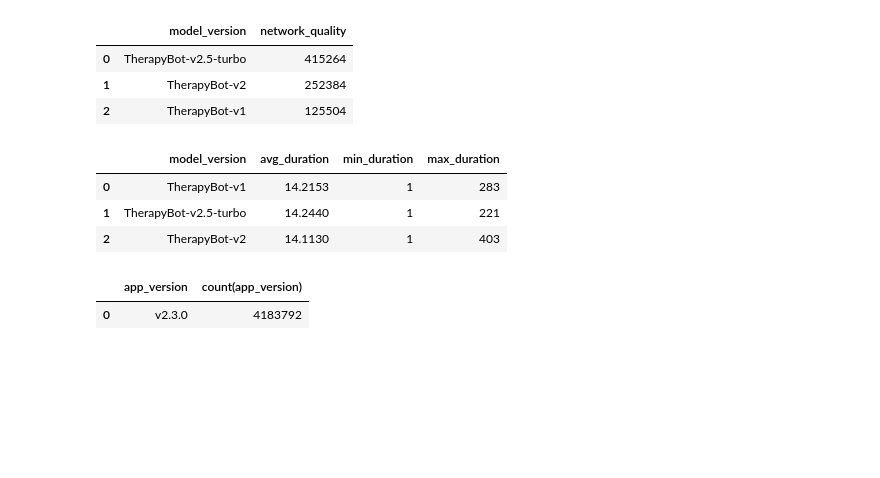
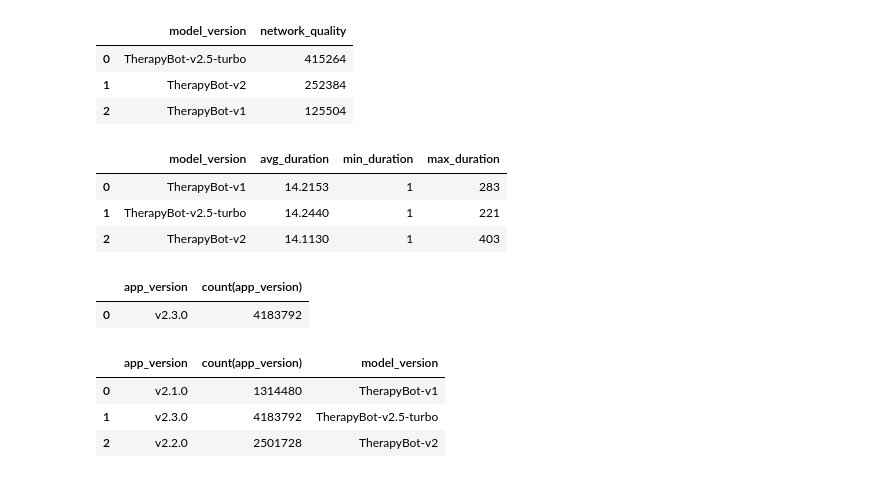
Before and after one commit to vishva0710/ai-chatbot-user-retention-analysis, a Jupyter notebook: AI_Chatbot_User_Retention_Analysis.ipynb, the cells around one changed output. Drawn from its saved outputs; the diff is of its cells as text; code cells hidden in the pictures; blank space fills up the shorter version.

```diff
--- a/AI_Chatbot_User_Retention_Analysis.ipynb
+++ b/AI_Chatbot_User_Retention_Analysis.ipynb
@@ -1099,3 +1099,11 @@ pd.read_sql(query,engin)
 # %% [output]
 |  | app_version | count(app_version) |
 | 0 | v2.3.0 | 4183792 |
+# %%
+query="select app_version,count(app_version),model_version from sec_con group by app_version,model_version "
+pd.read_sql(query,engin)# app version  is v2.3.0
+# %% [output]
+|  | app_version | count(app_version) | model_version |
+| 0 | v2.1.0 | 1314480 | TherapyBot-v1 |
+| 1 | v2.3.0 | 4183792 | TherapyBot-v2.5-turbo |
+| 2 | v2.2.0 | 2501728 | TherapyBot-v2 |
```
Also changed, not shown: parts of 5 cells of this notebook.
